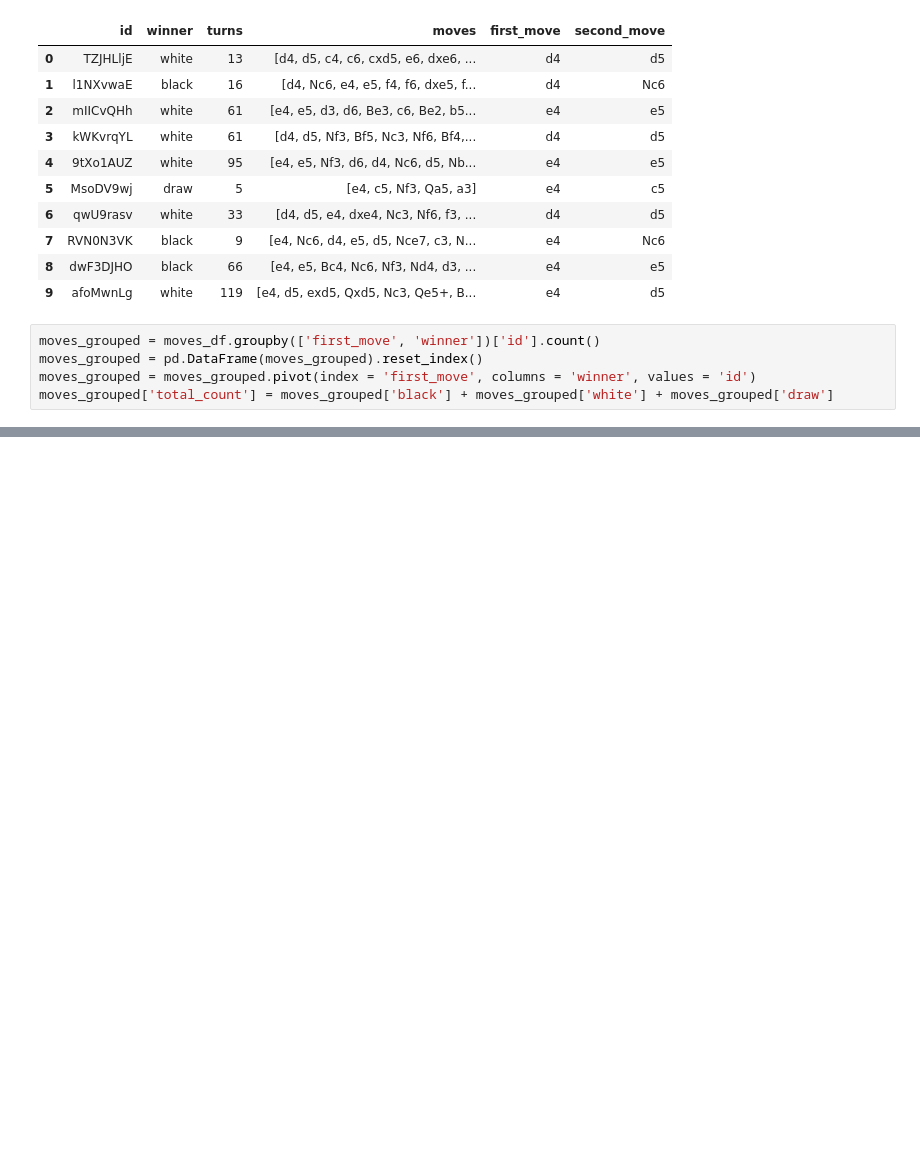
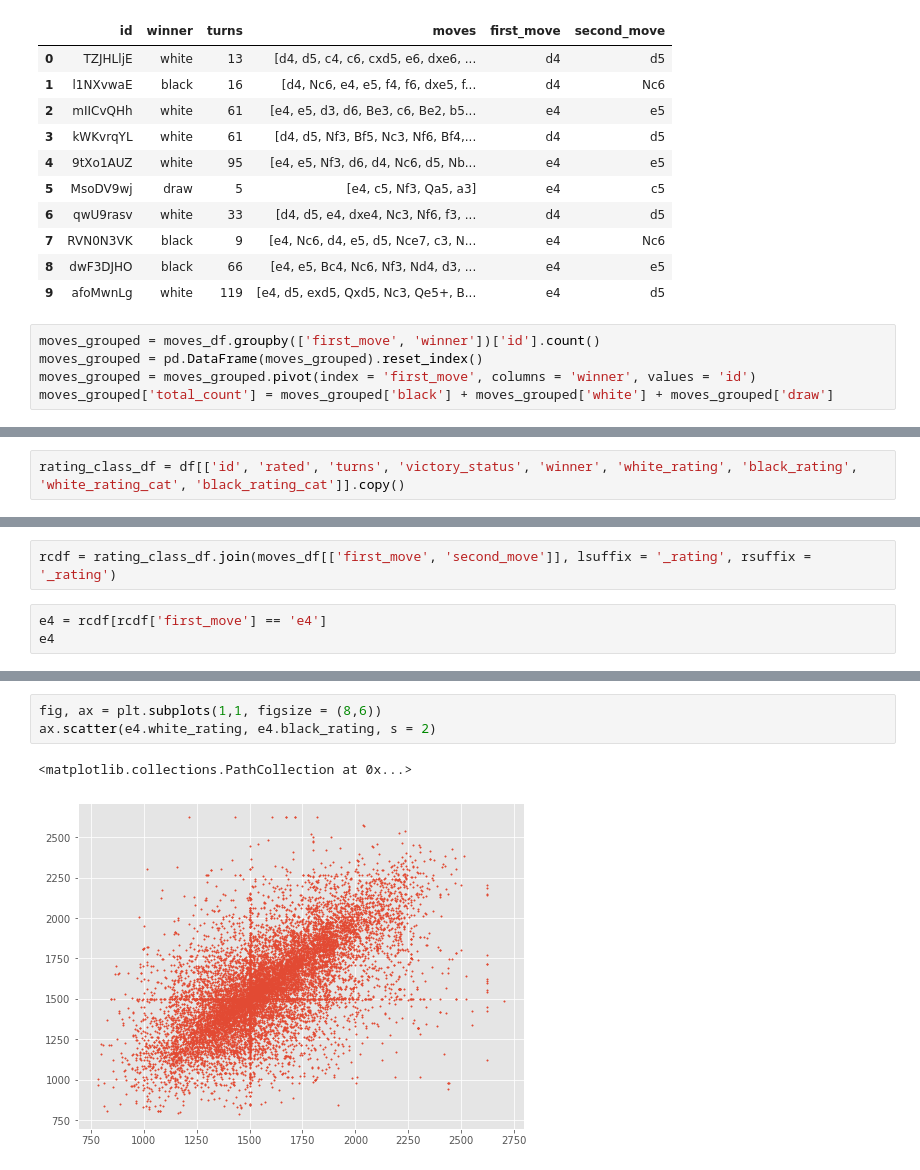
Before and after one commit to rmesrobi/Chess-Openings-EDA, a Jupyter notebook: chess_EDA.ipynb, the cells around one changed output, grey strips where cells are left out. Drawn from its saved outputs; the diff is of its cells as text; blank space fills up the shorter version.

```diff
--- a/chess_EDA.ipynb
+++ b/chess_EDA.ipynb
@@ -706,0 +718,2 @@ moves_grouped.sort_values(by = 'total_count', ascending = False).head(20)
+# %%
+rating_class_df = df[['id', 'rated', 'turns', 'victory_status', 'winner', 'white_rating', 'black_rating', 'white_rating_cat', 'black_rating_cat']].copy()
@@ -706,0 +729,5 @@ moves_grouped.sort_values(by = 'total_count', ascending = False).head(20)
+# %%
+rcdf = rating_class_df.join(moves_df[['first_move', 'second_move']], lsuffix = '_rating', rsuffix = '_rating')
+# %%
+e4 = rcdf[rcdf['first_move'] == 'e4']
+e4
@@ -706,0 +748,6 @@ moves_grouped.sort_values(by = 'total_count', ascending = False).head(20)
+# %%
+fig, ax = plt.subplots(1,1, figsize = (8,6))
+ax.scatter(e4.white_rating, e4.black_rating, s = 2)
+# %% [output]
+<matplotlib.collections.PathCollection at 0x...>
+[figure, added]
```
Also changed, not shown: parts of 8 cells of this notebook.
